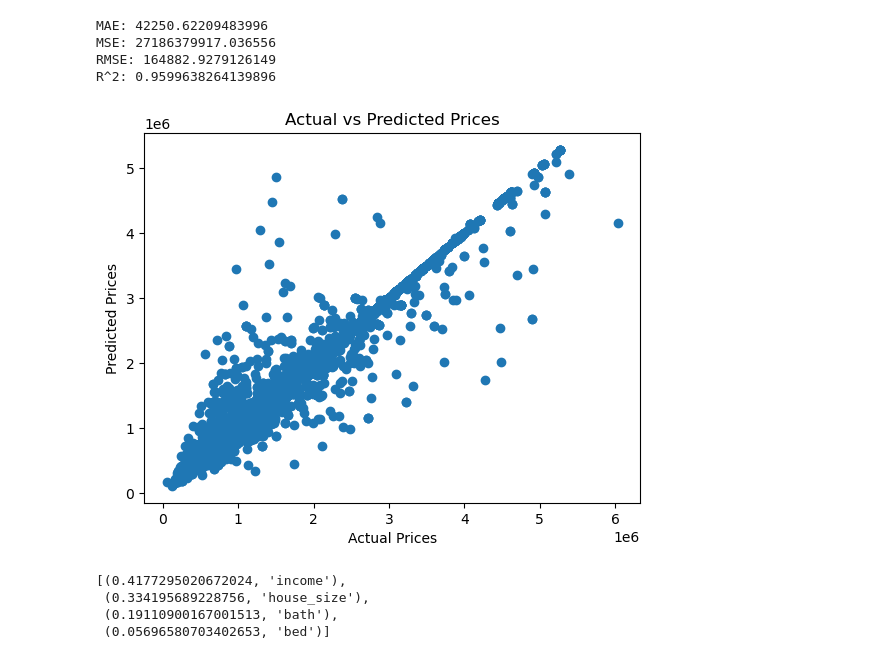
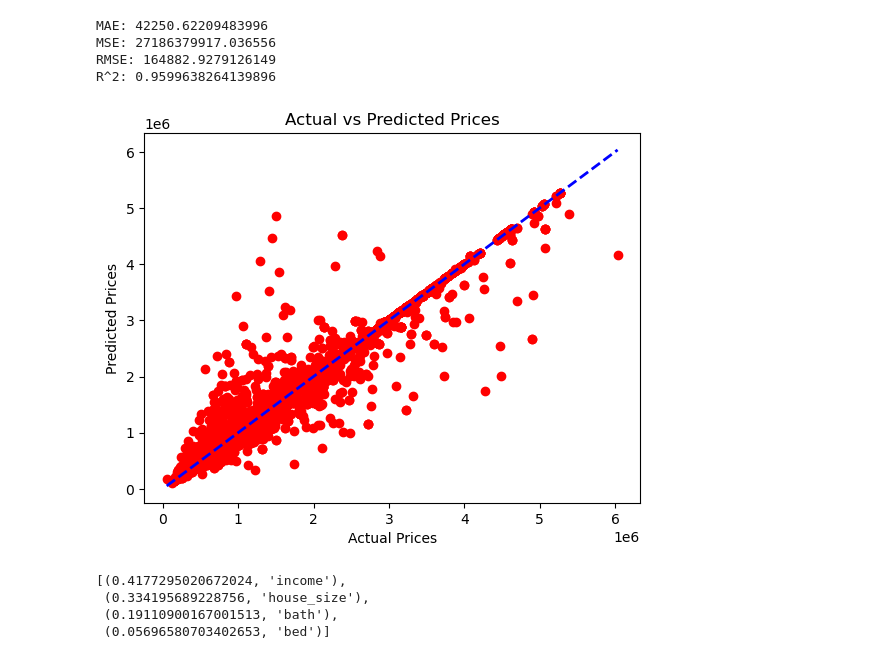
Before and after one commit to RE-Price-Predictor/ml-predictor, a Jupyter notebook: 3_Random_Forest_Price-Predictor.ipynb, the cells around one changed output. Drawn from its saved outputs; the diff is of its cells as text; code cells hidden in the pictures.

```diff
--- a/3_Random_Forest_Price-Predictor.ipynb
+++ b/3_Random_Forest_Price-Predictor.ipynb
@@ -165,13 +165,15 @@ RMSE: 164882.9279126149
 R^2: 0.9599638264139896
 # %%
 # Plot actual vs predicted
-plt.scatter(y_test, predictions)
+plt.scatter(y_test, predictions, color='red')
+plt.plot([min(y_test), max(y_test)], [min(y_test), max(y_test)], linestyle='--', color='blue', linewidth=2)
+
 plt.xlabel('Actual Prices')
 plt.ylabel('Predicted Prices')
 plt.title('Actual vs Predicted Prices')
 plt.show()
 # %% [output]
-[figure, old version]
+[figure, new version]
 # %%
 sorted(list(zip(rf_model.feature_importances_, X.columns)), reverse=True)
 # %% [output]
```
Also changed, not shown: 6 other files.
